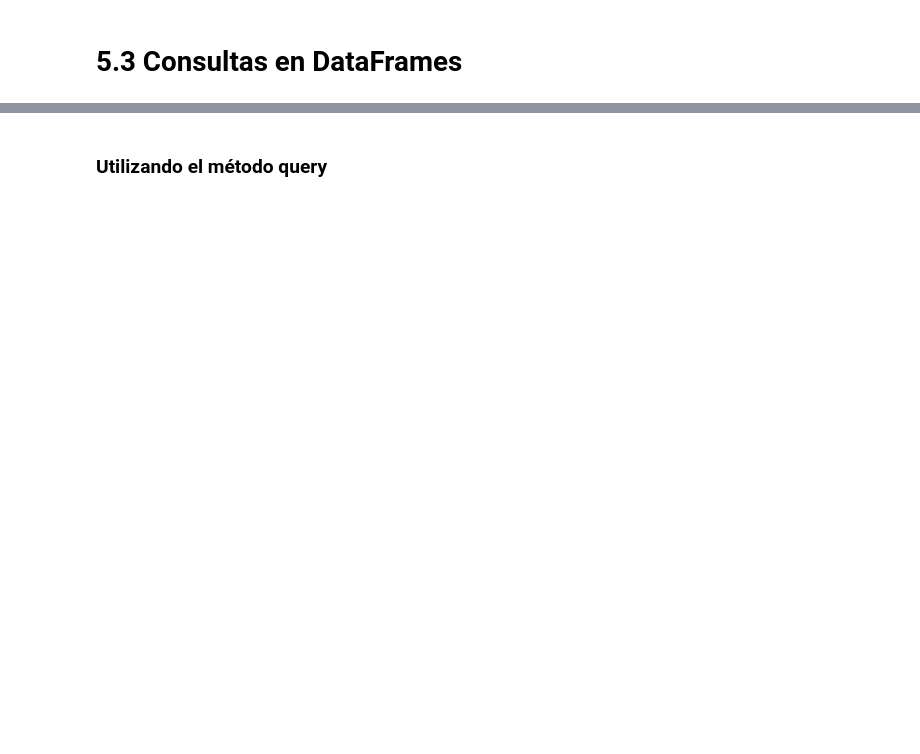
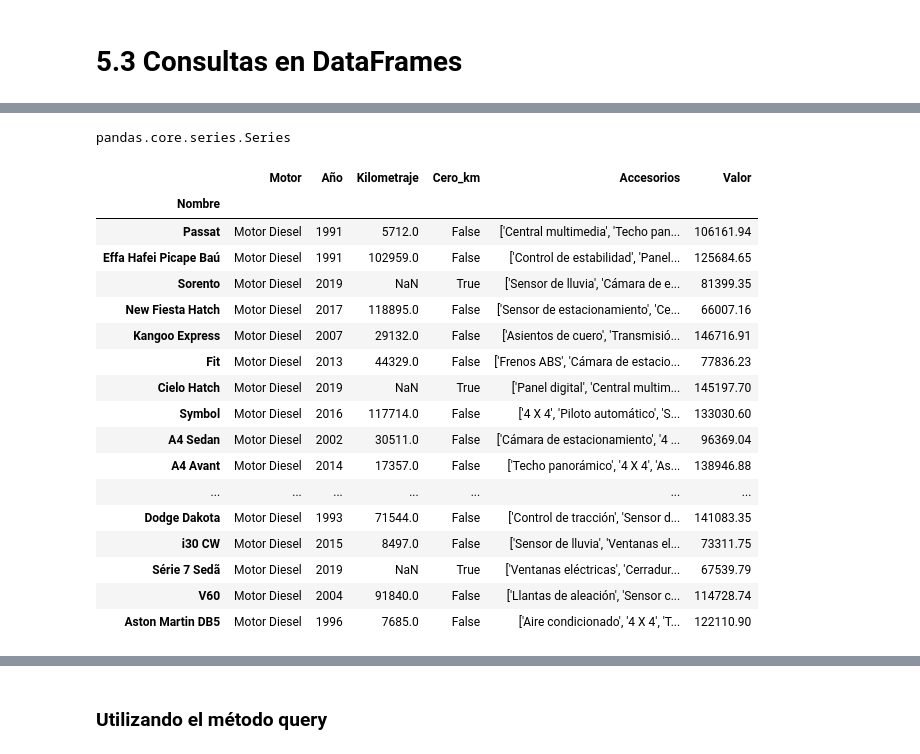
Before and after one commit to Ismael-Gallegos/Curso_Python_para_Data_Science, a Jupyter notebook: Copia_de_Python_para_Data_Science_Pandas.ipynb, the cells around one changed output, grey strips where cells are left out. Saved outputs shown, nothing was run; the diff lists cells and outputs as text; code cells hidden in the pictures; blank space fills up the shorter version.

```diff
--- a/Copia_de_Python_para_Data_Science_Pandas.ipynb
+++ b/Copia_de_Python_para_Data_Science_Pandas.ipynb
@@ -662,2 +791,4 @@ datos = {
 # %% [markdown]
 ### Creando un DataFrame a partir de un archivo externo
+# %%
+dataset = pd.read_csv('db.csv', sep = ';', index_col = 0)
@@ -681,0 +1019,25 @@ datos = {
+# %%
+type(dataset.Motor == 'Motor Diesel')
+# %% [output]
+pandas.core.series.Series
+# %%
+dataset[dataset.Motor == 'Motor Diesel']
+# %% [output]
+|  | Motor | Año | Kilometraje | Cero_km | Accesorios | Valor |
+| Nombre |  |  |  |  |  |  |
+| Passat | Motor Diesel | 1991 | 5712.0 | False | ['Central multimedia', 'Techo pan... | 106161.94 |
+| Effa Hafei Picape Baú | Motor Diesel | 1991 | 102959.0 | False | ['Control de estabilidad', 'Panel... | 125684.65 |
+| Sorento | Motor Diesel | 2019 | NaN | True | ['Sensor de lluvia', 'Cámara de e... | 81399.35 |
+| New Fiesta Hatch | Motor Diesel | 2017 | 118895.0 | False | ['Sensor de estacionamiento', 'Ce... | 66007.16 |
+| Kangoo Express | Motor Diesel | 2007 | 29132.0 | False | ['Asientos de cuero', 'Transmisió... | 146716.91 |
+| Fit | Motor Diesel | 2013 | 44329.0 | False | ['Frenos ABS', 'Cámara de estacio... | 77836.23 |
+| Cielo Hatch | Motor Diesel | 2019 | NaN | True | ['Panel digital', 'Central multim... | 145197.70 |
+| Symbol | Motor Diesel | 2016 | 117714.0 | False | ['4 X 4', 'Piloto automático', 'S... | 133030.60 |
+| A4 Sedan | Motor Diesel | 2002 | 30511.0 | False | ['Cámara de estacionamiento', '4 ... | 96369.04 |
+| A4 Avant | Motor Diesel | 2014 | 17357.0 | False | ['Techo panorámico', '4 X 4', 'As... | 138946.88 |
+| ... | ... | ... | ... | ... | ... | ... |
+| Dodge Dakota | Motor Diesel | 1993 | 71544.0 | False | ['Control de tracción', 'Sensor d... | 141083.35 |
+| i30 CW | Motor Diesel | 2015 | 8497.0 | False | ['Sensor de lluvia', 'Ventanas el... | 73311.75 |
+| Série 7 Sedã | Motor Diesel | 2019 | NaN | True | ['Ventanas eléctricas', 'Cerradur... | 67539.79 |
+| V60 | Motor Diesel | 2004 | 91840.0 | False | ['Llantas de aleación', 'Sensor c... | 114728.74 |
+| Aston Martin DB5 | Motor Diesel | 1996 | 7685.0 | False | ['Aire condicionado', '4 X 4', 'T... | 122110.90 |
```
Also changed, not shown: parts of 69 cells of this notebook.
